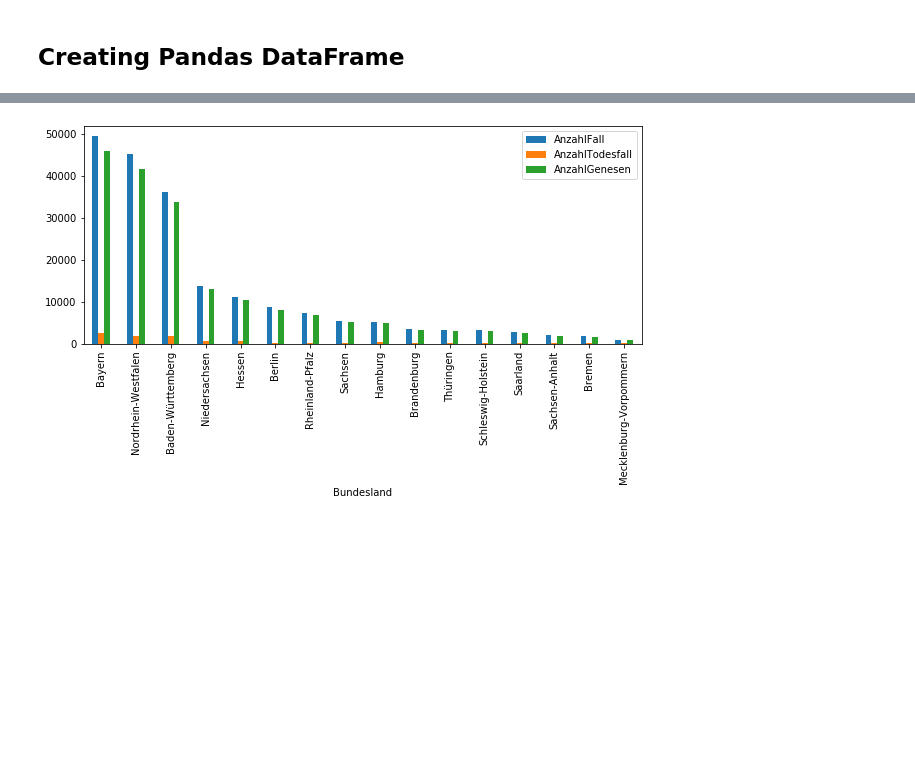
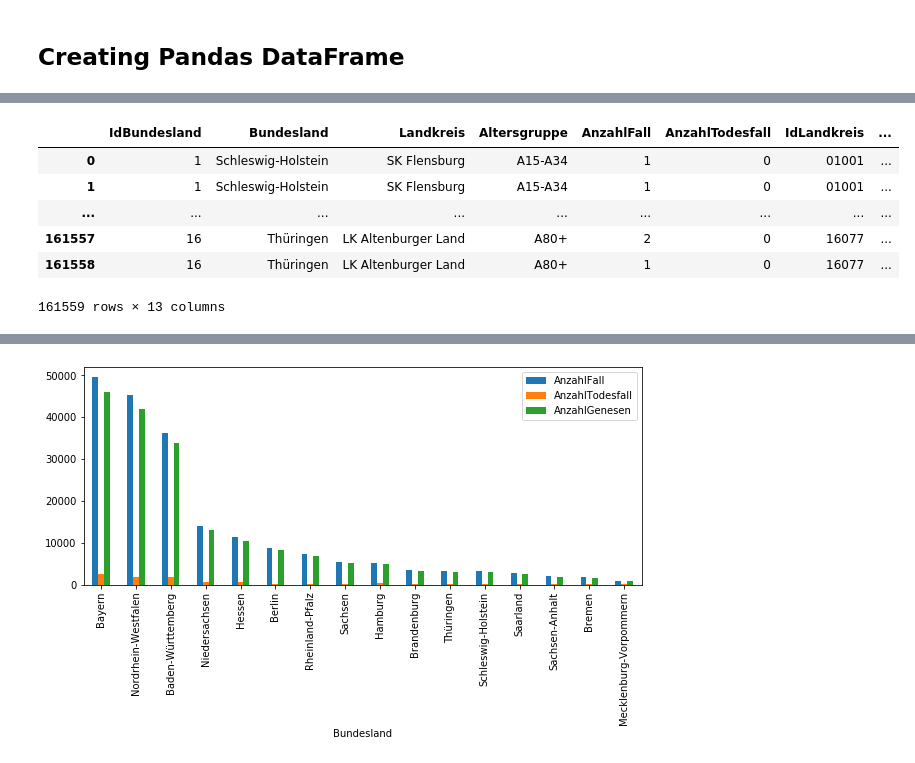
Before and after one commit to leoschur/InfVis_Projektarbeit, a Jupyter notebook: notebooks/data_request.ipynb, the cells around one changed output, grey strips where cells are left out. Cells and saved outputs as stored; diff of their text form; code cells hidden in the pictures; blank space fills up the shorter version.

```diff
--- a/notebooks/data_request.ipynb
+++ b/notebooks/data_request.ipynb
@@ -239,3 +244,15 @@ display_n(dfx, 2)
+# %%
+data = dfx.drop(columns=['Meldedatum', 'Datenstand', 'ObjectId'])
+# %%
+display_n(data, 2)
+# %% [output]
+|  | IdBundesland | Bundesland | Landkreis | Altersgruppe | AnzahlFall | AnzahlTodesfall | IdLandkreis | ... |
+| 0 | 1 | Schleswig-Holstein | SK Flensburg | A15-A34 | 1 | 0 | 01001 | ... |
+| 1 | 1 | Schleswig-Holstein | SK Flensburg | A15-A34 | 1 | 0 | 01001 | ... |
+| ... | ... | ... | ... | ... | ... | ... | ... | ... |
+| 161557 | 16 | Thüringen | LK Altenburger Land | A80+ | 2 | 0 | 16077 | ... |
+| 161558 | 16 | Thüringen | LK Altenburger Land | A80+ | 1 | 0 | 16077 | ... |
+161559 rows × 13 columns
 # %%
 frame_byBundesland = dfx.groupby(['Bundesland'])['AnzahlFall', 'AnzahlTodesfall', 'AnzahlGenesen'].sum().reset_index()
 frame_byBundesland = frame_byBundesland.set_index('Bundesland')
```
Also changed, not shown: parts of 18 cells of this notebook, 4 other files.
